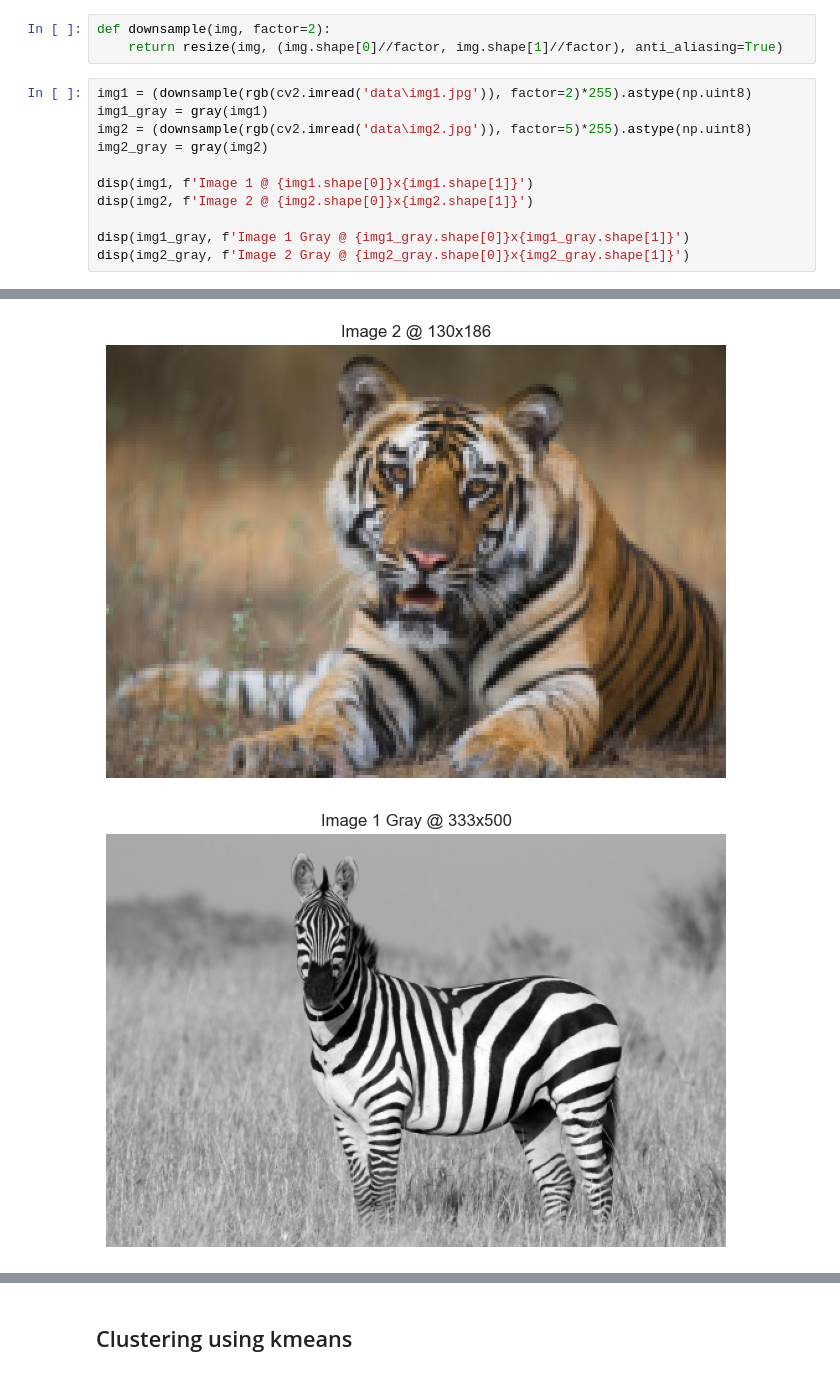
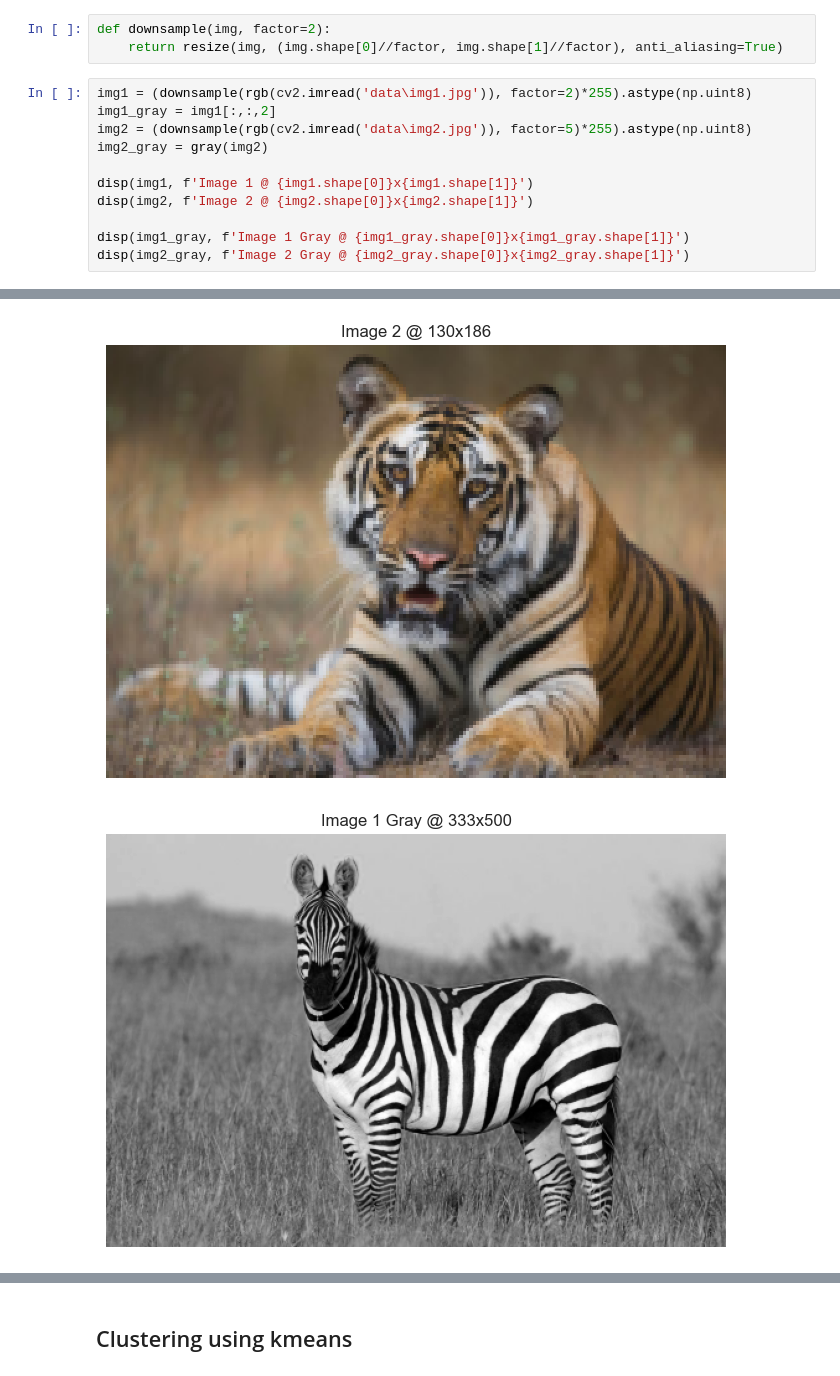
Before and after one commit to Gholamrezadar/CV_HW4, a Jupyter notebook: Question_1_kmeans_only.ipynb, the cells around one changed output, grey strips where cells are left out. Cells and saved outputs as stored; diff of their text form.

```diff
--- a/Question_1_kmeans_only.ipynb
+++ b/Question_1_kmeans_only.ipynb
@@ -88,19 +88,19 @@ def downsample(img, factor=2):
     return resize(img, (img.shape[0]//factor, img.shape[1]//factor), anti_aliasing=True)
 # %%
 img1 = (downsample(rgb(cv2.imread('data\img1.jpg')), factor=2)*255).astype(np.uint8)
-img1_gray = gray(img1)
+img1_gray = img1[:,:,2]
 img2 = (downsample(rgb(cv2.imread('data\img2.jpg')), factor=5)*255).astype(np.uint8)
 img2_gray = gray(img2)
 
 disp(img1, f'Image 1 @ {img1.shape[0]}x{img1.shape[1]}')
 disp(img2, f'Image 2 @ {img2.shape[0]}x{img2.shape[1]}')
 
 disp(img1_gray, f'Image 1 Gray @ {img1_gray.shape[0]}x{img1_gray.shape[1]}')
 disp(img2_gray, f'Image 2 Gray @ {img2_gray.shape[0]}x{img2_gray.shape[1]}')
 # %% [output]
 [figure]
 [figure]
-[figure, old version]
+[figure, new version]
 [figure]
 # %% [markdown]
 ## Clustering using kmeans
```
Also changed, not shown: parts of 1 cell of this notebook, 2 other files.
